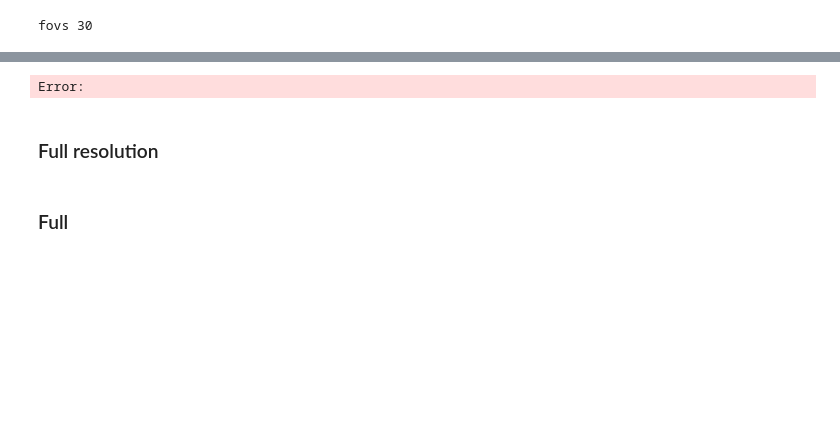
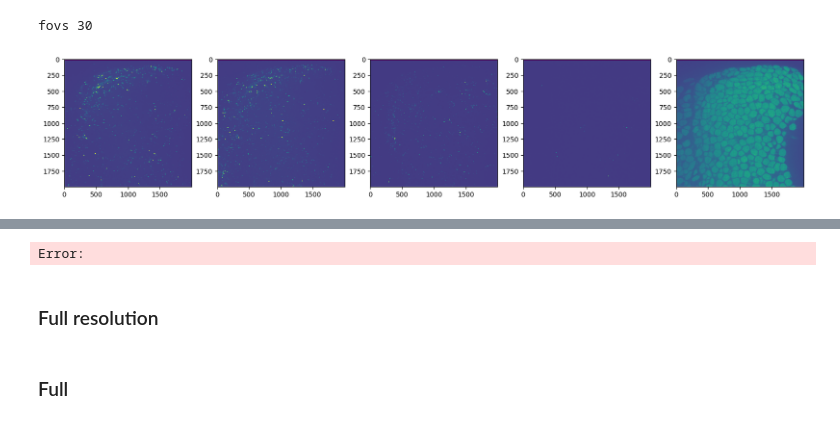
Before and after one commit to RuihanZhang2015/ExM-Toolbox-Ruihan, a Jupyter notebook: ruihan_january/progress.ipynb, the cells around one changed output, grey strips where cells are left out. Saved outputs shown, nothing was run; the diff lists cells and outputs as text; code cells hidden in the pictures; blank space fills up the shorter version.

```diff
--- a/ruihan_january/progress.ipynb
+++ b/ruihan_january/progress.ipynb
@@ -17,6 +17,16 @@ import numpy as np
 import h5py
 # %% [output]
 fovs 30
+# %%
+fov = 3
+code = 5
+c = 6
+ROI_min = [200,0,0]
+ROI_max = [500,2000,2000]
+vmax = 600
+exseq.inspect_raw_channels_matplotlib(fov,code,ROI_min,ROI_max,vmax)
+# %% [output]
+[figure, added]
 # %%
 exseq.visualize_progress()
 # %% [output]
```
Also changed, not shown: parts of 1 cell of this notebook, 3 other files.
